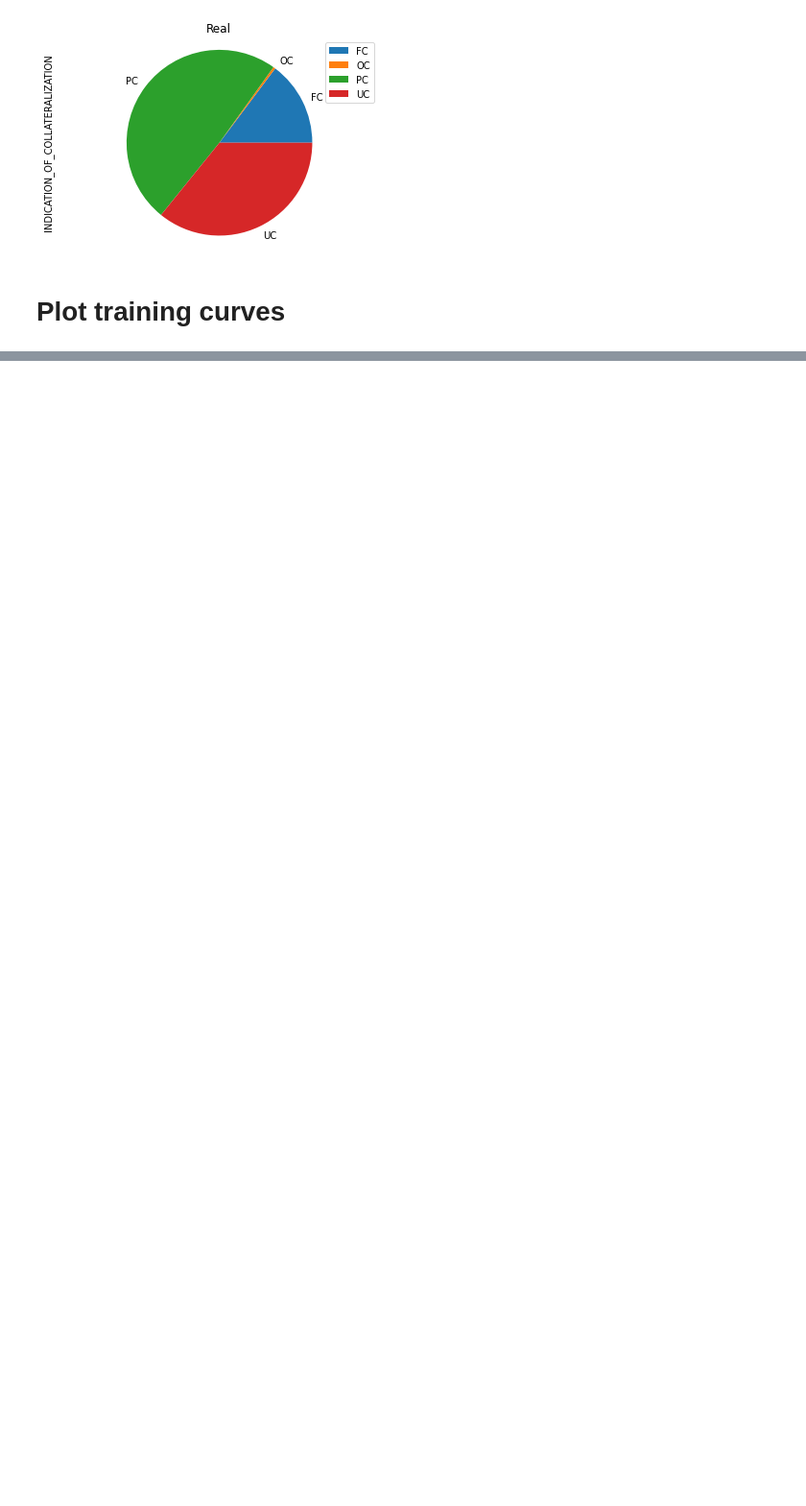
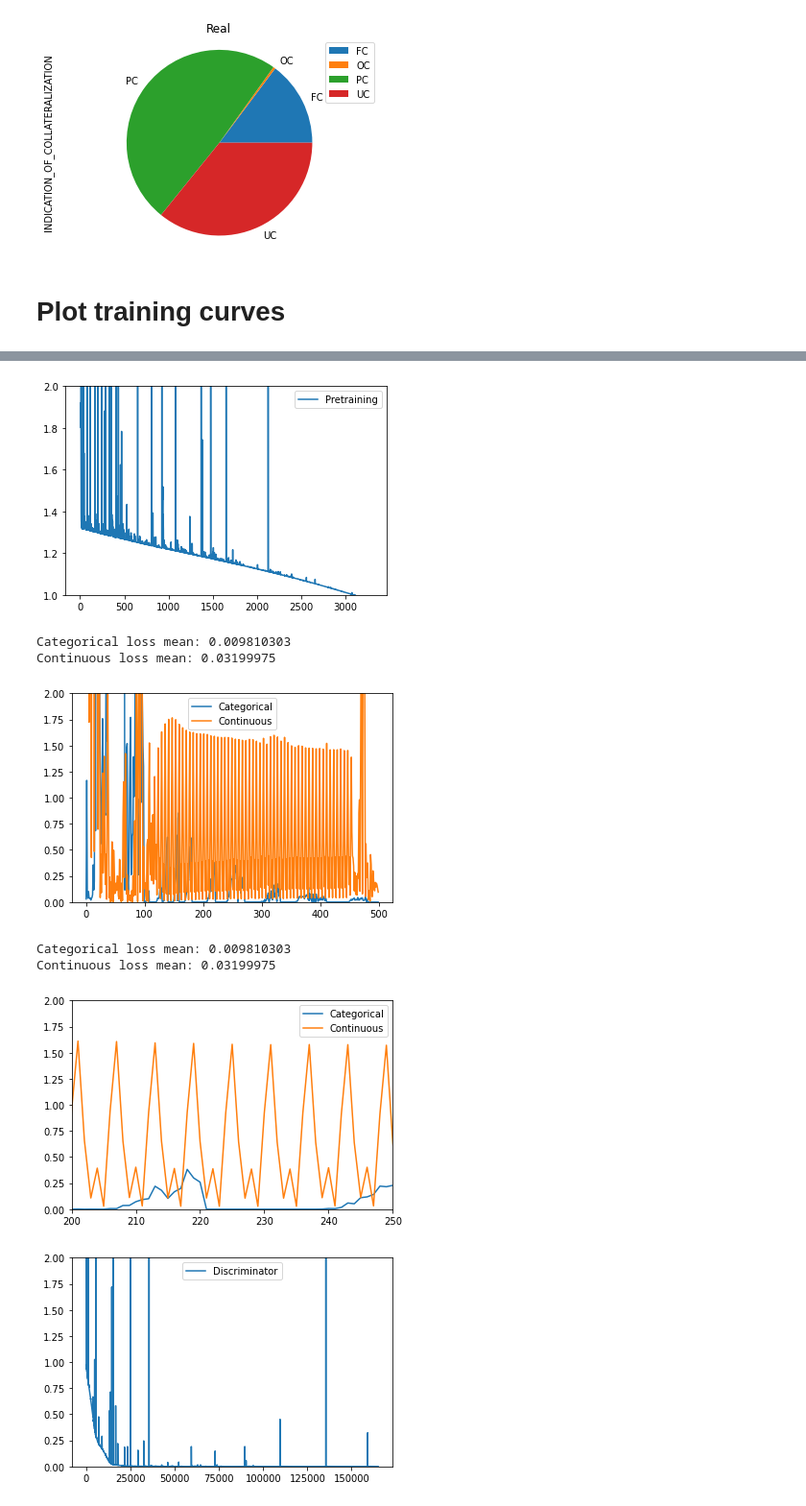
Before and after one commit to PhilippeFerreiraDeSousa/MixedSeqGAN, a Jupyter notebook: Analysis of improved model results.ipynb, the cells around one changed output, grey strips where cells are left out. Shown at 96% size. Drawn from its saved outputs; the diff is of its cells as text; code cells hidden in the pictures; blank space fills up the shorter version.

```diff
--- a/Analysis of improved model results.ipynb
+++ b/Analysis of improved model results.ipynb
@@ -342,0 +346,49 @@ Continuous loss mean: 0.28779346
+# %%
+HISTORY_FILE = "./results6/history.pkl"
+
+history = History.load(HISTORY_FILE)
+
+plt.plot(history.pre_training_loss, label="Pretraining")
+axes = plt.gca()
+axes.set_ylim([1,2])
+plt.legend()
+plt.show()
+
+# plt.plot(history.generator_loss, label="Generator")
+categorical_loss = np.array(history.generator_categorical_loss)
+print("Categorical loss mean:", categorical_loss.mean())
+axes = plt.gca()
+plt.plot(categorical_loss / categorical_loss.mean(), label="Categorical")
+continuous_loss = np.array(history.generator_continuous_loss)
+print("Continuous loss mean:", continuous_loss.mean())
+plt.plot(continuous_loss / continuous_loss.mean(), label="Continuous")
+axes.set_ylim([0,2])
+plt.legend()
+plt.show()
+
+categorical_loss = np.array(history.generator_categorical_loss)
+print("Categorical loss mean:", categorical_loss.mean())
+axes = plt.gca()
+plt.plot(categorical_loss / categorical_loss.mean(), label="Categorical")
+continuous_loss = np.array(history.generator_continuous_loss)
+print("Continuous loss mean:", continuous_loss.mean())
+plt.plot(continuous_loss / continuous_loss.mean(), label="Continuous")
+axes.set_ylim([0,2])
+axes.set_xlim([200,250])
+plt.legend()
+plt.show()
+
+axes = plt.gca()
+plt.plot(history.discriminator_loss, label="Discriminator")
+axes.set_ylim([0,2])
+plt.legend()
+plt.show()
+# %% [output]
+[figure, added]
+Categorical loss mean: 0.009810303
+Continuous loss mean: 0.03199975
+[figure, added]
+Categorical loss mean: 0.009810303
+Continuous loss mean: 0.03199975
+[figure, added]
+[figure, added]
```
Also changed, not shown: parts of 8 cells of this notebook, 2 other files.
